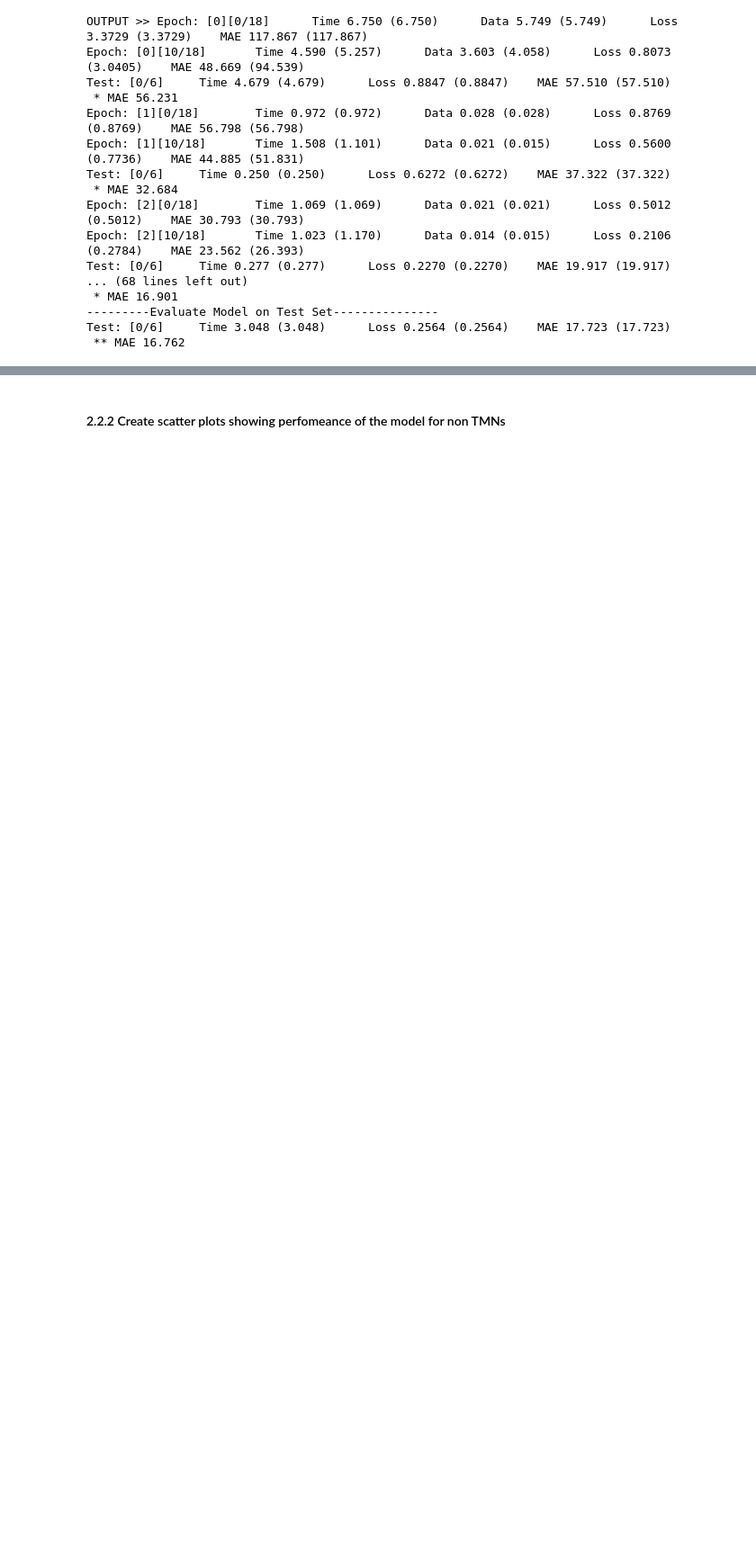
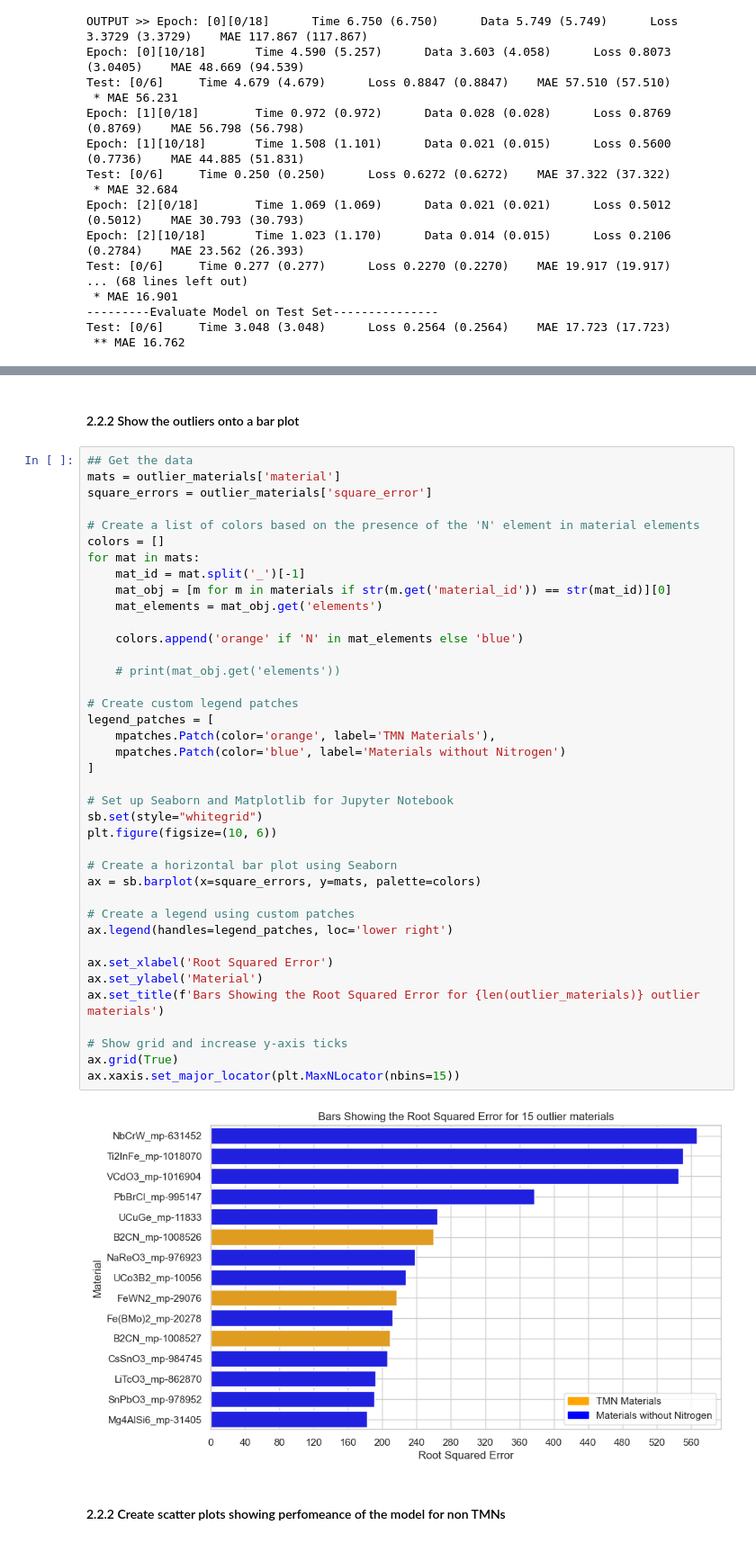
Before and after one commit to ayieko168/Ternary-Metal-Nitrides-Research, a Jupyter notebook: src/transformer_trial3.ipynb, the cells around one changed output, grey strips where cells are left out. Shown at 90% size. Cells and saved outputs as stored; diff of their text form; blank space fills up the shorter version.

```diff
--- a/src/transformer_trial3.ipynb
+++ b/src/transformer_trial3.ipynb
@@ -227,3 +269,46 @@ Text(0, 0.5, 'Predicted Bulk Modulus (GPa)')
+# %% [markdown]
+#### 2.2.2 Show the outliers onto a bar plot
+# %%
+## Get the data
+mats = outlier_materials['material']
+square_errors = outlier_materials['square_error']
+
+# Create a list of colors based on the presence of the 'N' element in material elements
+colors = []
+for mat in mats:
+    mat_id = mat.split('_')[-1]
+    mat_obj = [m for m in materials if str(m.get('material_id')) == str(mat_id)][0]
+    mat_elements = mat_obj.get('elements')
+
+    colors.append('orange' if 'N' in mat_elements else 'blue')
+
+    # print(mat_obj.get('elements'))
+
+# Create custom legend patches
+legend_patches = [
+    mpatches.Patch(color='orange', label='TMN Materials'),
+    mpatches.Patch(color='blue', label='Materials without Nitrogen')
+]
+
+# Set up Seaborn and Matplotlib for Jupyter Notebook
+sb.set(style="whitegrid")
+plt.figure(figsize=(10, 6))
+
+# Create a horizontal bar plot using Seaborn
+ax = sb.barplot(x=square_errors, y=mats, palette=colors)
+
+# Create a legend using custom patches
+ax.legend(handles=legend_patches, loc='lower right')
+
+ax.set_xlabel('Root Squared Error')
+ax.set_ylabel('Material')
+ax.set_title(f'Bars Showing the Root Squared Error for {len(outlier_materials)} outlier materials')
+
+# Show grid and increase y-axis ticks
+ax.grid(True)
+ax.xaxis.set_major_locator(plt.MaxNLocator(nbins=15))
+# %% [output]
+[figure, added]
 # %% [markdown]
 #### 2.2.2 Create scatter plots showing perfomeance of the model for non TMNs
 # %%
```
Also changed, not shown: parts of 9 cells of this notebook, 1 other file.
